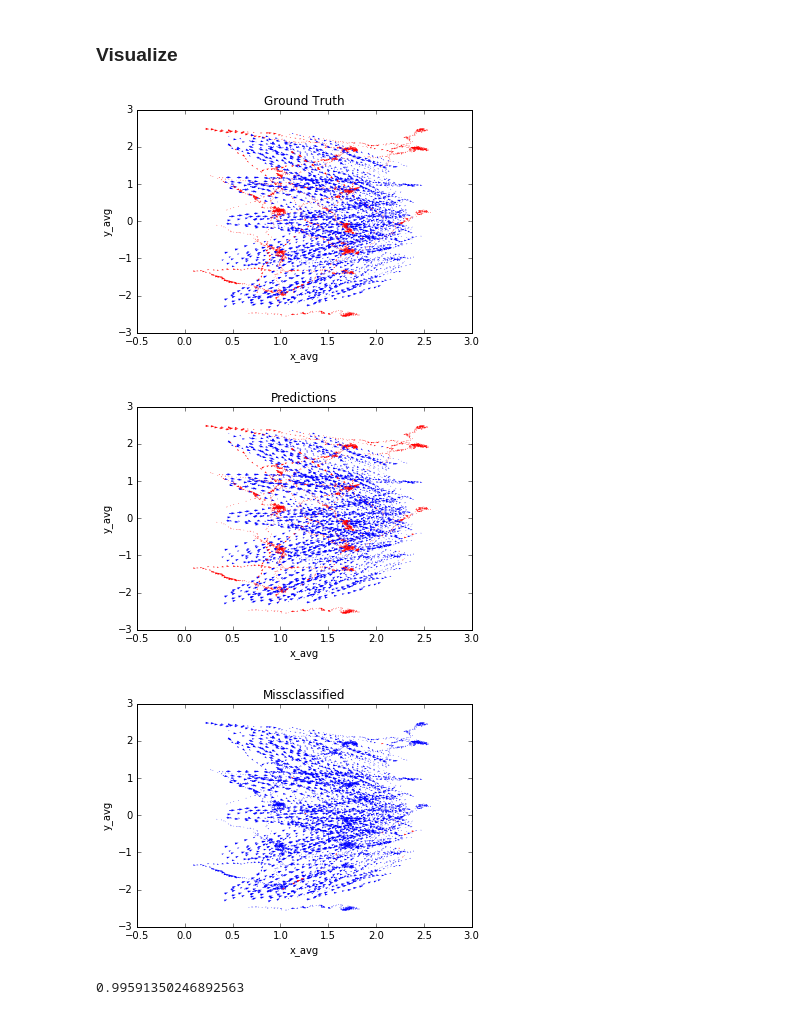
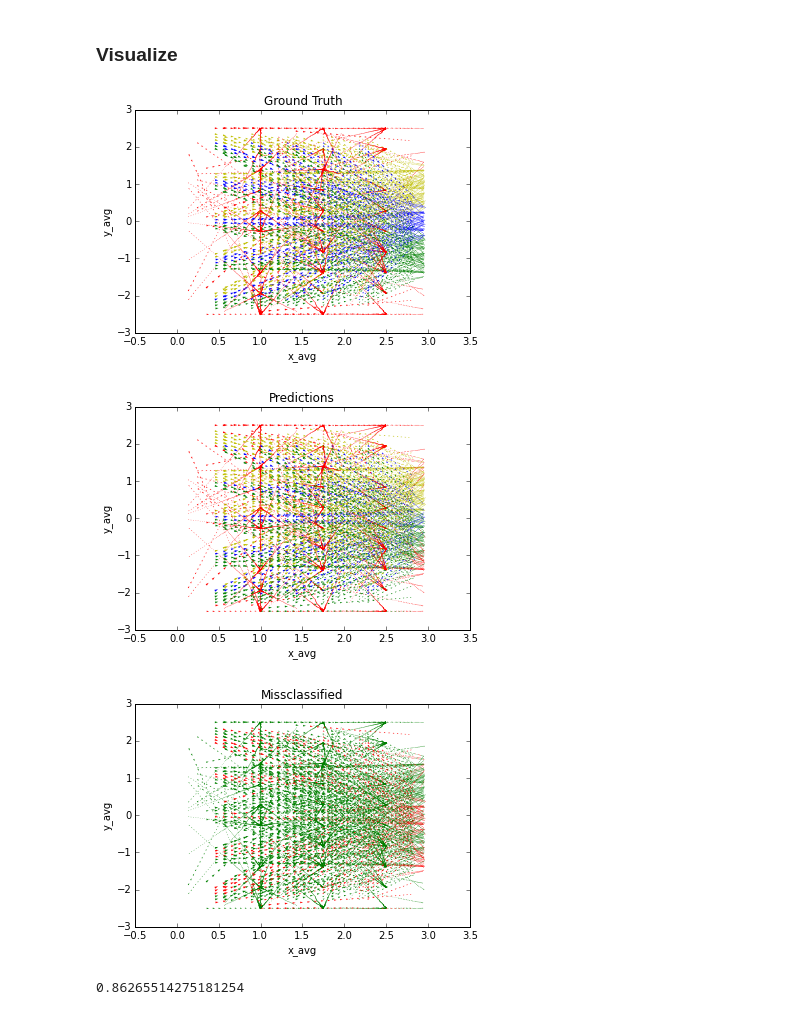
Before and after one commit to ebanner/cs393r_project, a Jupyter notebook: experiments/2d/many-many/short/position/Deep Neural Network.ipynb, the cells around one changed output. Drawn from its saved outputs; the diff is of its cells as text; code cells hidden in the pictures.

```diff
--- a/experiments/2d/many-many/short/position/Deep Neural Network.ipynb
+++ b/experiments/2d/many-many/short/position/Deep Neural Network.ipynb
@@ -7,7 +5,7 @@ WINDOW_SIZE = 50
 # %%
-%store -r many_many_short
+%store -r shots
 
-df = many_many_short
+df, window_size = shots['df'], shots['window_size']
 sideways = df.T
 
-X, Y = np.array(sideways['x0':'y{}'.format(WINDOW_SIZE-1)]).astype(float), np.array(sideways.ix['label']).astype(int)
+X, Y = np.array(sideways['x0':'y{}'.format(window_size-1)]).astype(float), np.array(sideways.ix['label']).astype(int)
@@ -13,0 +14,5 @@ X, Y = np.array(sideways['x0':'y{}'.format(WINDOW_SIZE-1)]).astype(float), np.ar
+# %%
+colormap = np.array(['r', 'g', 'b', 'y'])
+labels = df['label']
+axes = df.plot(kind='scatter', x='x_avg', y='y_avg', c=colormap[labels], s=0)
+axes.quiver(df['x_avg'], df['y_avg'], df['dx_avg'], df['dy_avg'], color=colormap[labels], scale_units='xy', angles='xy', scale=2.5, headwidth=2)
@@ -16,7 +24,7 @@ X, Y = np.array(sideways['x0':'y{}'.format(WINDOW_SIZE-1)]).astype(float), np.ar
 # %%
 from nn.deep.model import NeuralNetwork
 
-nn = NeuralNetwork(X, Y, Hs=[5, 5, 5], C=2, learning_rate=.1, regularizer=.001, gradient_checking=False, inspect=True)
+nn = NeuralNetwork(X, Y, Hs=[5, 5, 5], C=4, learning_rate=.1, regularizer=.001, gradient_checking=False, inspect=True)
 
 def states(iters):
     for _ in range(iters):
@@ -42,38 +50,35 @@ pd.DataFrame(loss_avgs, columns=['loss']).plot()
 # %%
 from ipywidgets import interact, fixed
 
 @interact(X=fixed(X), Y=fixed(Y), view_index=(0, len(states)-1), states=fixed(states))
 def plot(X, Y, view_index, states):
     """View decision boundary over time
 
     We have the state of the model (i.e. its parameters) after every time step.
     We want to see how the model learns over time. Hence create a one-off instance
     of a softmax with its old parameters and ask it to make a bunch of predictions!
     """
     s = states[view_index]
-    nn = NeuralNetwork(X, Y, Hs=[5, 5, 5], C=2, params=s.params)
-
-    # Plotting
-    colormap = np.array(['r', 'b'])
+    nn = NeuralNetwork(X, Y, Hs=[5, 5, 5], C=4, params=s.params)
 
     # Plot the gold standard in a plot right next to it
     axes = df.plot(kind='scatter', x='x_avg', y='y_avg', c=colormap[df['label']], title='Ground Truth', s=0)
     axes.quiver(df['x_avg'], df['y_avg'], df['dx_avg'], df['dy_avg'], color=colormap[df['label']], scale_units='xy', angles='xy', scale=2.5, width=.0022)
 
     # Predictions
     df['predictions'] = nn.predict(X)
     axes = df.plot(kind='scatter', x='x_avg', y='y_avg', c=colormap[df['predictions']], title='Predictions', s=0)
     axes.quiver(df['x_avg'], df['y_avg'], df['dx_avg'], df['dy_avg'], color=colormap[df['predictions']], scale_units='xy', angles='xy', scale=2.5, width=.0022)
 
     # Misclassified examples
     df['correct'] = df['label'] == df['predictions']
     axes = df.plot(kind='scatter', x='x_avg', y='y_avg', c=colormap[df['correct']], title='Missclassified', s=0)
     axes.quiver(df['x_avg'], df['y_avg'], df['dx_avg'], df['dy_avg'], color=colormap[df['correct']], scale_units='xy', angles='xy', scale=2.5, width=.0022)
 # %% [output]
-[figure, old version]
+[figure, new version]
-[figure, old version]
+[figure, new version]
-[figure, old version]
+[figure, new version]
 # %%
 df['correct'].sum() / len(df)
 # %% [output]
-0.99591350246892563
+0.86265514275181254
```
Also changed, not shown: parts of 4 cells of this notebook, 8 other files.
